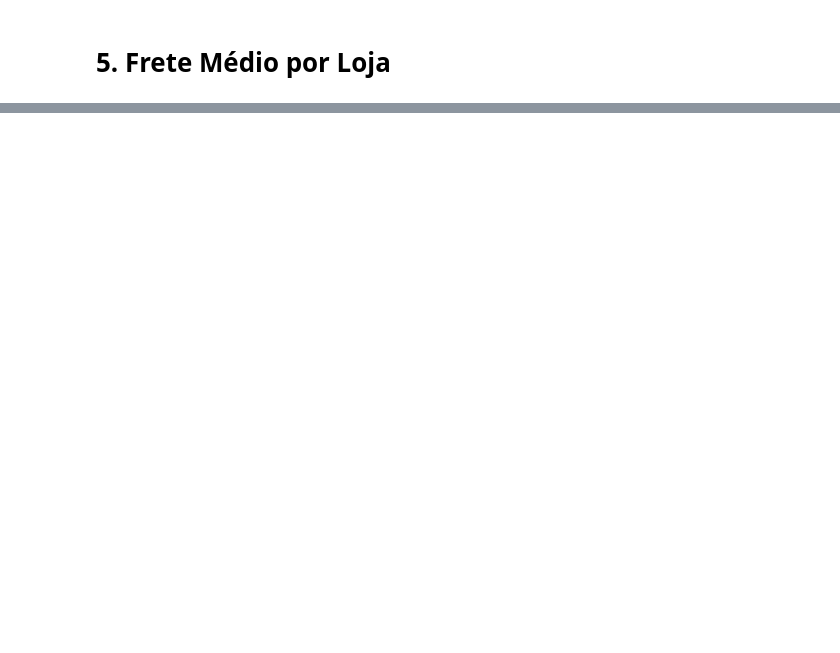
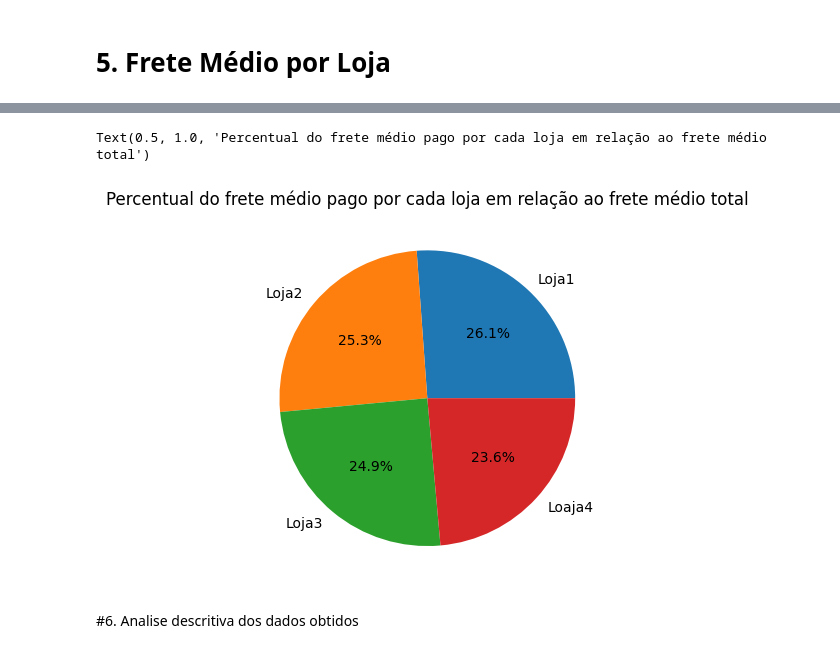
Before and after one commit to Henriquerocha2000/ChallengeAluraStore, a Jupyter notebook: DesafioAluraAnaliseDeDados.ipynb, the cells around one changed output, grey strips where cells are left out. Saved outputs shown, nothing was run; the diff lists cells and outputs as text; code cells hidden in the pictures; blank space fills up the shorter version.

Commit message:
Analise descritiva.

```diff
--- a/DesafioAluraAnaliseDeDados.ipynb
+++ b/DesafioAluraAnaliseDeDados.ipynb
@@ -101,0 +121,8 @@ print(media_geral_frete)
+# %%
+plt.pie(frete_lojas, labels = lojas, autopct='%1.1f%%')
+plt.title('Percentual do frete médio pago por cada loja em relação ao frete médio total')
+# %% [output]
+Text(0.5, 1.0, 'Percentual do frete médio pago por cada loja em relação ao frete médio total')
+[figure, added]
+# %% [markdown]
+#6. Analise descritiva dos dados obtidos
```
Also changed, not shown: parts of 9 cells of this notebook.
